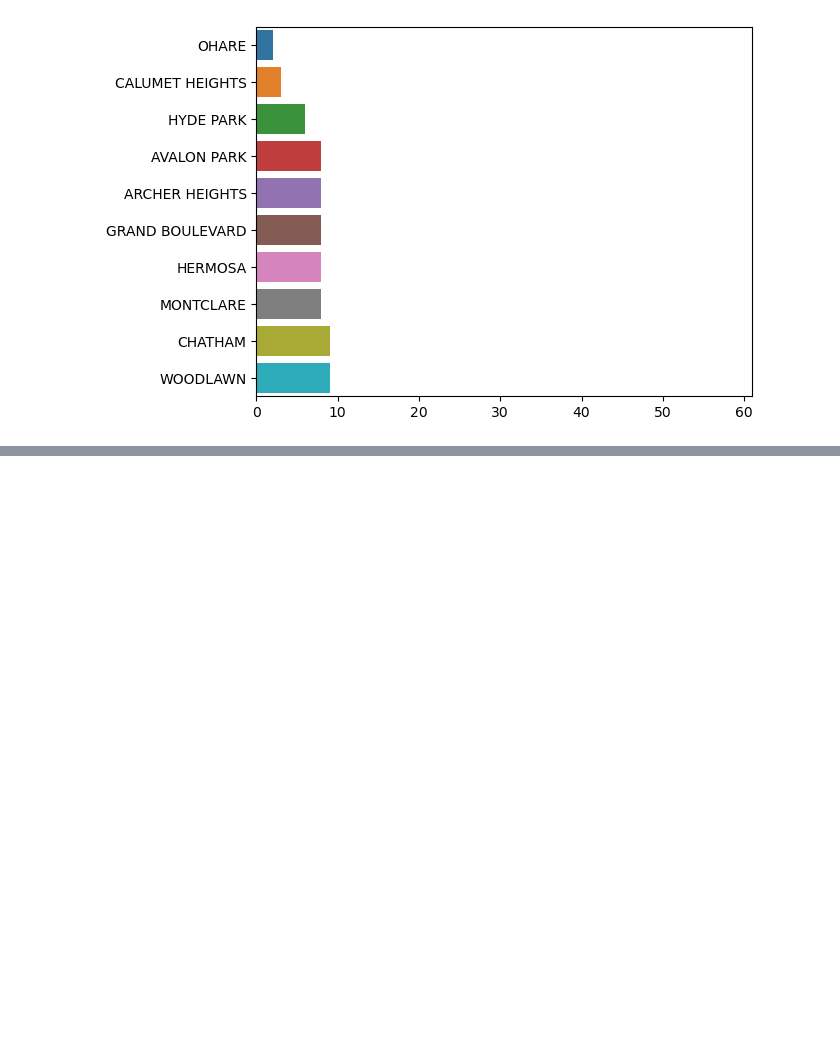
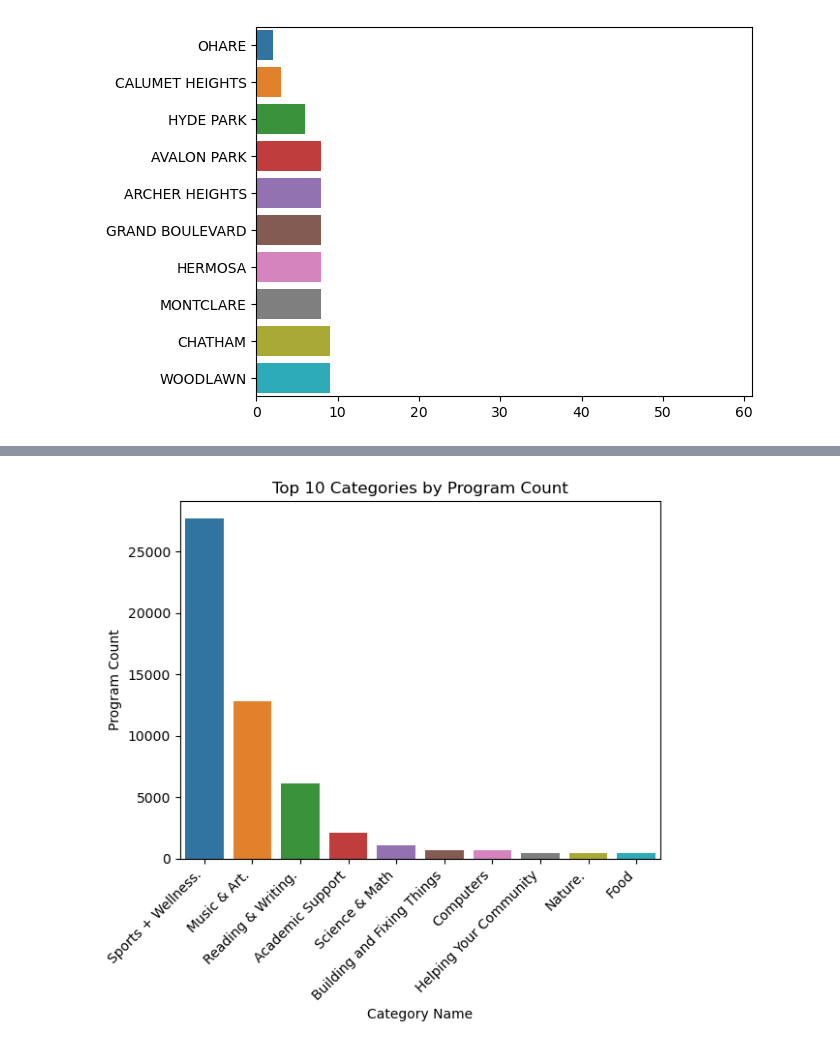
Before and after one commit to ishasharma2/stat390, a Jupyter notebook: eda.ipynb, the cells around one changed output, grey strips where cells are left out. Saved outputs shown, nothing was run; the diff lists cells and outputs as text; code cells hidden in the pictures; blank space fills up the shorter version.

Commit message:
New data vis. of Category Types

```diff
--- a/eda.ipynb
+++ b/eda.ipynb
@@ -109,3 +109,19 @@ plt.xlim(0, 61)
 AxesSubplot(0.125,0.11;0.775x0.77)
 (0.0, 61.0)
 [figure]
+# %%
+# Category Name (we want to make the categories more broad)
+# get rid of Category duplicates
+clean_data=clean_data.replace({'Building & Fixing Things': 'Building and Fixing Things',
+                                           'Computers.': 'Computers',
+                                           'Science ': 'Science & Math',
+                                           'Math': 'Science & Math',
+                                           'Helping Your Community.': 'Helping Your Community',
+                                           'Food.': 'Food'})
+unique_categories = clean_data['Category Name'].unique()
+unique_categories = pd.Series(unique_categories).drop_duplicates().tolist()
+print(unique_categories)
+
+category_counts = clean_data['Category Name'].value_counts()
+category_percentages = category_counts / len(clean_data) * 100
+print(category_percentages)
@@ -111,0 +146,16 @@ AxesSubplot(0.125,0.11;0.775x0.77)
+# %%
+# Calculate the number of programs in each category
+category_counts = clean_data['Category Name'].value_counts()
+
+# Select the top 10 categories by program count
+top_categories = category_counts[:10]
+
+# Create a bar plot of the top 10 categories
+sns.barplot(x=top_categories.index, y=top_categories.values)
+plt.xticks(rotation=45, ha='right')
+plt.xlabel('Category Name')
+plt.ylabel('Program Count')
+plt.title('Top 10 Categories by Program Count')
+plt.show()
+# %% [output]
+[figure, added]
```
Also changed, not shown: parts of 1 cell of this notebook.
